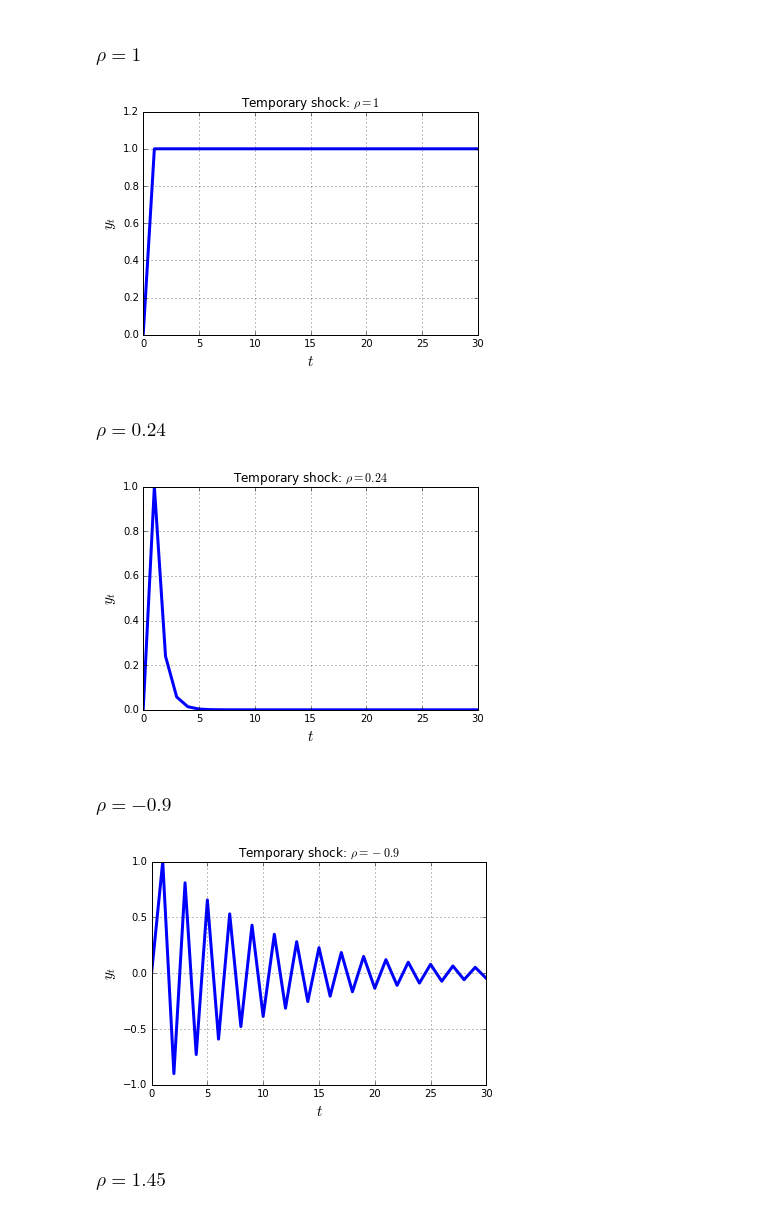
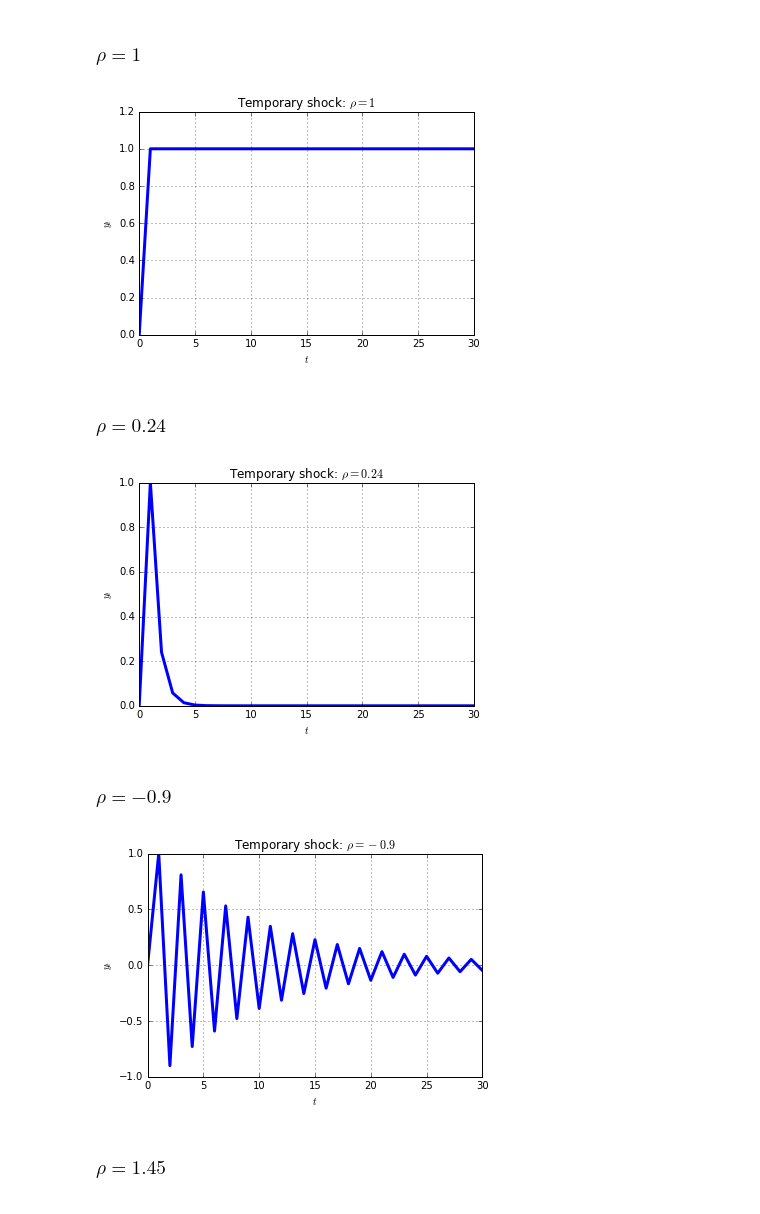
Before and after one commit to letsgoexploring/econ126, a Jupyter notebook: Homework Notebooks/Econ126_Homework_04.ipynb, the cells around one changed output. Cells and saved outputs as stored; diff of their text form; code cells hidden in the pictures.

```diff
--- a/Homework Notebooks/Econ126_Homework_04.ipynb
+++ b/Homework Notebooks/Econ126_Homework_04.ipynb
@@ -71,12 +71,12 @@ y = first_diff(rho=rho,y0=0,w=w)
 
 plt.plot(y,lw=3)
 plt.title('Temporary shock: $\\rho='+str(rho)+'$')
-plt.xlabel('$t$',fontsize=15)
-plt.ylabel('$y_t$',fontsize=15)
+plt.xlabel('$t$')
+plt.ylabel('$y_t$')
 plt.ylim([0,1.2])
 plt.grid()
 # %% [output]
-[figure, old version]
+[figure, new version]
 # %% [markdown]
 ### $\rho=0.24$
 # %%
@@ -85,24 +85,24 @@ y = first_diff(rho=rho,y0=0,w=w)
 
 plt.plot(y,lw=3)
 plt.title('Temporary shock: $\\rho='+str(rho)+'$')
-plt.xlabel('$t$',fontsize=15)
-plt.ylabel('$y_t$',fontsize=15)
+plt.xlabel('$t$')
+plt.ylabel('$y_t$')
 plt.grid()
 # %% [output]
-[figure, old version]
+[figure, new version]
 # %% [markdown]
 ### $\rho = -0.9$
 # %%
 rho=-0.9
 y = first_diff(rho=rho,y0=0,w=w)
 
 plt.plot(y,lw=3)
 plt.title('Temporary shock: $\\rho='+str(rho)+'$')
-plt.xlabel('$t$',fontsize=15)
-plt.ylabel('$y_t$',fontsize=15)
+plt.xlabel('$t$')
+plt.ylabel('$y_t$')
 plt.grid()
 # %% [output]
-[figure, old version]
+[figure, new version]
 # %% [markdown]
 ### $\rho = 1.45$
 # %%
```
Also changed, not shown: parts of 11 cells of this notebook, 19 other files.
